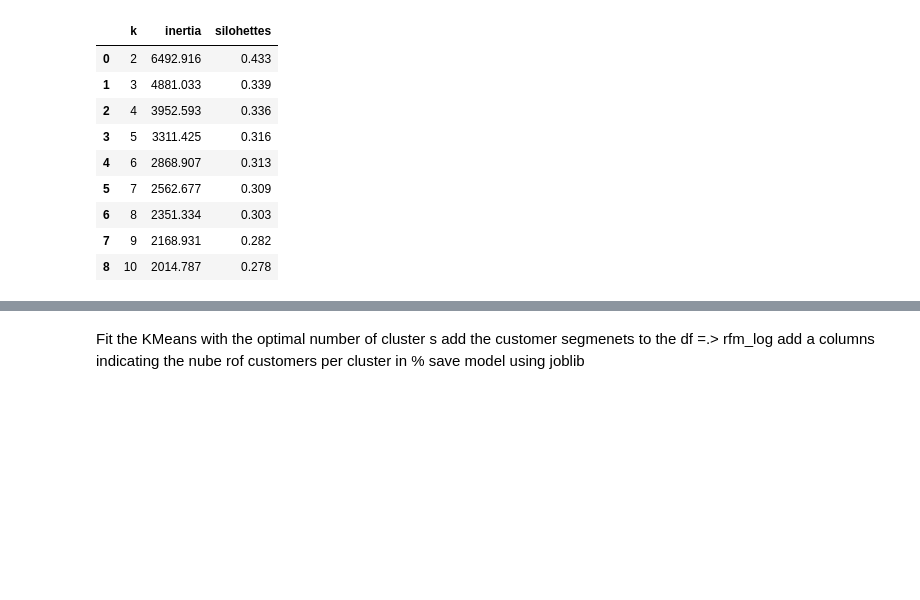
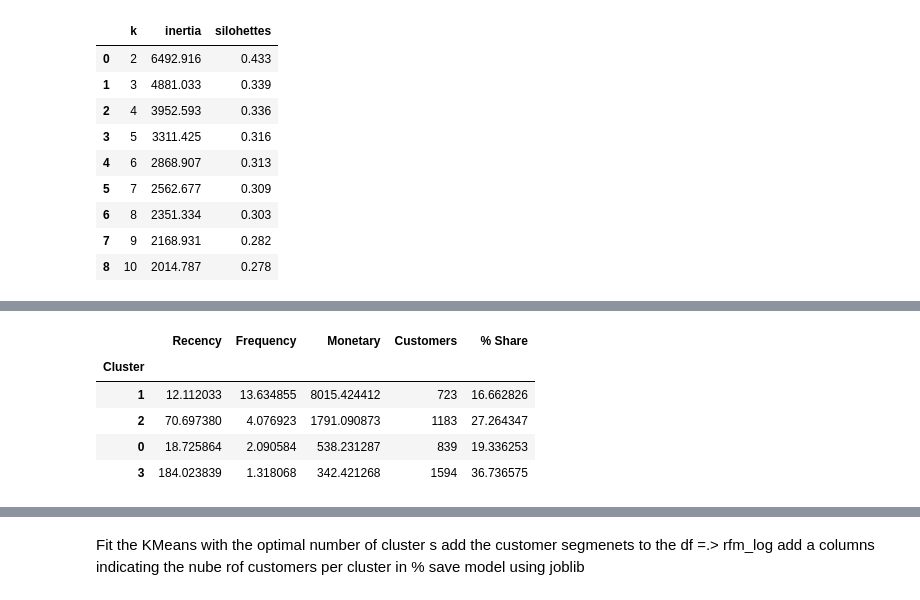
Before and after one commit to JosephRidge/ML-Recap, a Jupyter notebook: app.ipynb, the cells around one changed output, grey strips where cells are left out. Drawn from its saved outputs; the diff is of its cells as text; code cells hidden in the pictures; blank space fills up the shorter version.

```diff
--- a/app.ipynb
+++ b/app.ipynb
@@ -769,0 +816,16 @@ pd.DataFrame({"k":list(ks), "inertia":inertias, "silohettes":sils}).round(3)
+# %%
+profile = rfm_df.groupby("Cluster").agg(
+    Recency =("Recency","mean"),
+    Frequency = ("Frequency", "mean"),
+    Monetary =("Monetary", "mean"),
+    Customers =("Recency", "size")
+)
+profile["% Share"] = profile["Customers"] / len(rfm_df) * 100
+profile.sort_values("Monetary", ascending = False)
+# %% [output]
+|  | Recency | Frequency | Monetary | Customers | % Share |
+| Cluster |  |  |  |  |  |
+| 1 | 12.112033 | 13.634855 | 8015.424412 | 723 | 16.662826 |
+| 2 | 70.697380 | 4.076923 | 1791.090873 | 1183 | 27.264347 |
+| 0 | 18.725864 | 2.090584 | 538.231287 | 839 | 19.336253 |
+| 3 | 184.023839 | 1.318068 | 342.421268 | 1594 | 36.736575 |
```
Also changed, not shown: parts of 14 cells of this notebook.
